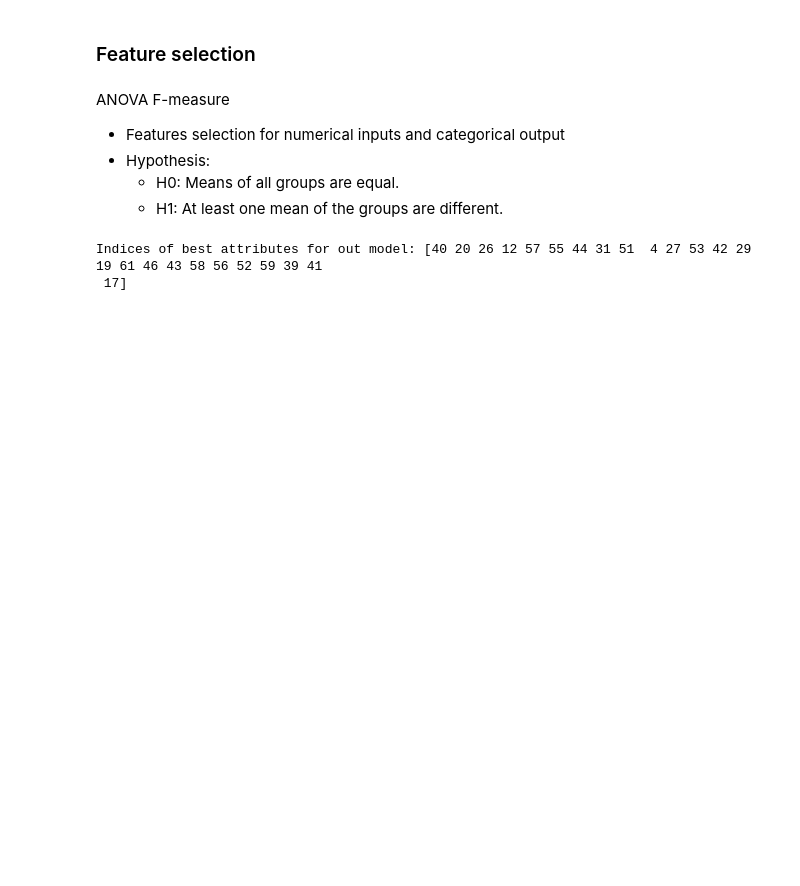
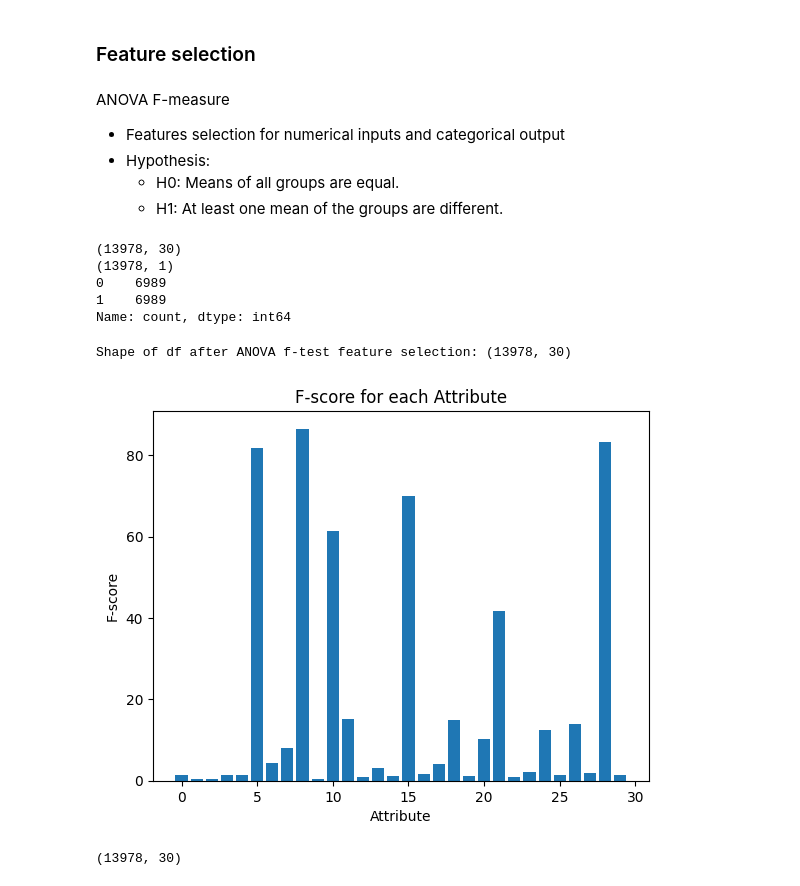
Before and after one commit to ChinSekYi/Machine-Learning-Projects, a Jupyter notebook: code/EDA.ipynb, the cells around one changed output. Cells and saved outputs as stored; diff of their text form; code cells hidden in the pictures; blank space fills up the shorter version.

Commit message:
Fix bugs + feature selection

```diff
--- a/code/EDA.ipynb
+++ b/code/EDA.ipynb
@@ -364,35 +363,69 @@ ANOVA F-measure
+# %%
+X_smote, X_test, y_smote, y_test = dp.pre_process(df)
+print(X_smote.shape)
+print(y_smote.shape)
+print(y_smote.value_counts())  # balanced class
+# %% [output]
+(13978, 30)
+(13978, 1)
+0    6989
+1    6989
+Name: count, dtype: int64
 # %%
 # ANOVA feature selection for numeric input and categorical output
 from sklearn.feature_selection import SelectKBest, f_classif
 
 # define feature selection
 fs = SelectKBest(score_func=f_classif, k="all")
 
 # apply feature selection
-X_selected = fs.fit_transform(df_x, df_y)
+X_selected = fs.fit_transform(X_smote, y_smote)
 print(f"Shape of df after ANOVA f-test feature selection: {X_selected.shape}")
 
 # what are scores for the features - larger score the better
 # for i in range(len(fs.scores_)):
-#    print("Feature %d: %f" % (i, fs.scores_[i]))
+#  print("Feature %d: %f" % (i, fs.scores_[i]))
 
 # plot the scores
 fig, ax = plt.subplots()
 ax.bar([i for i in range(len(fs.scores_))], fs.scores_)
 ax.set(title="F-score for each Attribute", ylabel="F-score", xlabel="Attribute")
 plt.show()
+# %% [output]
+Shape of df after ANOVA f-test feature selection: (13978, 30)
+[figure, added]
 # %%
-# Take the features with the highest F-scores
-n_features_to_select = 25
-fs_scores_array = np.array(fs.scores_)
+def get_df_with_top_k_features(k_features, *args):
+    X_train = args[0]
+    X_test = args[1]
+    y_train = args[2]
+    y_test = args[3]
 
-# Get the indices that would sort the array in descending order
-sorted_indices_desc = np.argsort(fs_scores_array)[::-1]
+    # define feature selection
+    fs = SelectKBest(score_func=f_classif, k=k_features)
 
-# Take the top 25 indices
-top_indices = sorted_indices_desc[:n_features_to_select]
+    # apply feature selection
+    fs.fit_transform(X_train, y_train)
 
-print(f"Indices of best attributes for out model: {top_indices}")
+    # Take the features with the highest F-scores
+    fs_scores_array = np.array(fs.scores_)
+
+    # Get the indices that would sort the array in descending order
+    sorted_indices_desc = np.argsort(fs_scores_array)[::-1]
+
+    # Take the top k indices
+    top_indices = sorted_indices_desc[:k_features]
+
+    selected_columns_X_train = X_train.iloc[:, top_indices]
+    selected_columns_X_test = X_test.iloc[:, top_indices]
+
+    return selected_columns_X_train, selected_columns_X_test, y_train, y_test
+
+
+k_features = 25
+X_smote1, X_test1, y_smote1, y_test1 = get_df_with_top_k_features(
+    k_features, X_smote, X_test, y_smote, y_test
+)
+print(X_smote.shape)  # (13978, 25)
 # %% [output]
-Indices of best attributes for out model: [40 20 26 12 57 55 44 31 51  4 27 53 42 29 19 61 46 43 58 56 52 59 39 41
- 17]
+(13978, 30)
```
Also changed, not shown: parts of 12 cells of this notebook, 8 other files.
